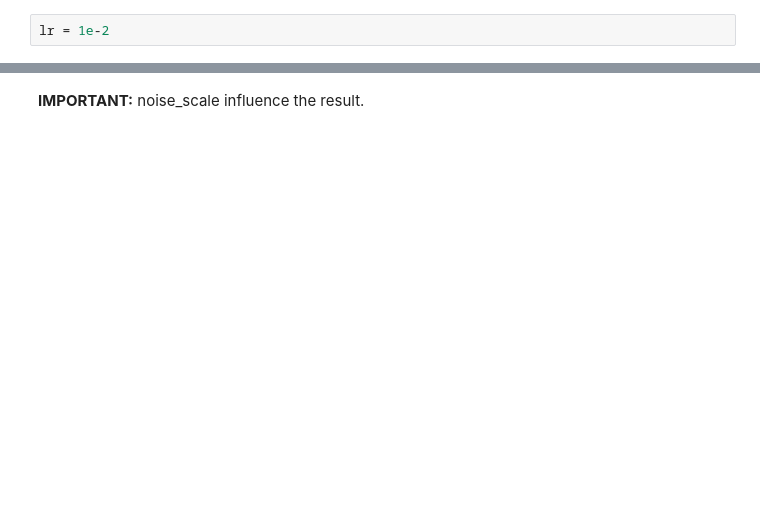
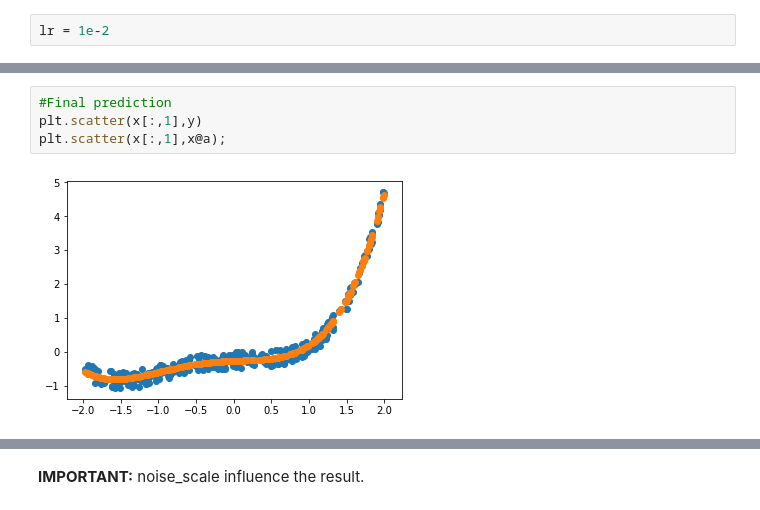
Before and after one commit to artste/fastai-samples, a Jupyter notebook: dl1/lesson2-sgd-polynomial.ipynb, the cells around one changed output, grey strips where cells are left out. Saved outputs shown, nothing was run; the diff lists cells and outputs as text; blank space fills up the shorter version.

```diff
--- a/dl1/lesson2-sgd-polynomial.ipynb
+++ b/dl1/lesson2-sgd-polynomial.ipynb
@@ -297,3 +311,9 @@ animation.FuncAnimation(fig, animate, np.arange(0, 200), interval=20)
+# %%
+#Final prediction
+plt.scatter(x[:,1],y)
+plt.scatter(x[:,1],x@a);
+# %% [output]
+[figure, added]
 # %%
 print('Predicted = ', str(a))
 print('Expected = ', str(to_find))
```
Also changed, not shown: parts of 22 cells of this notebook.
